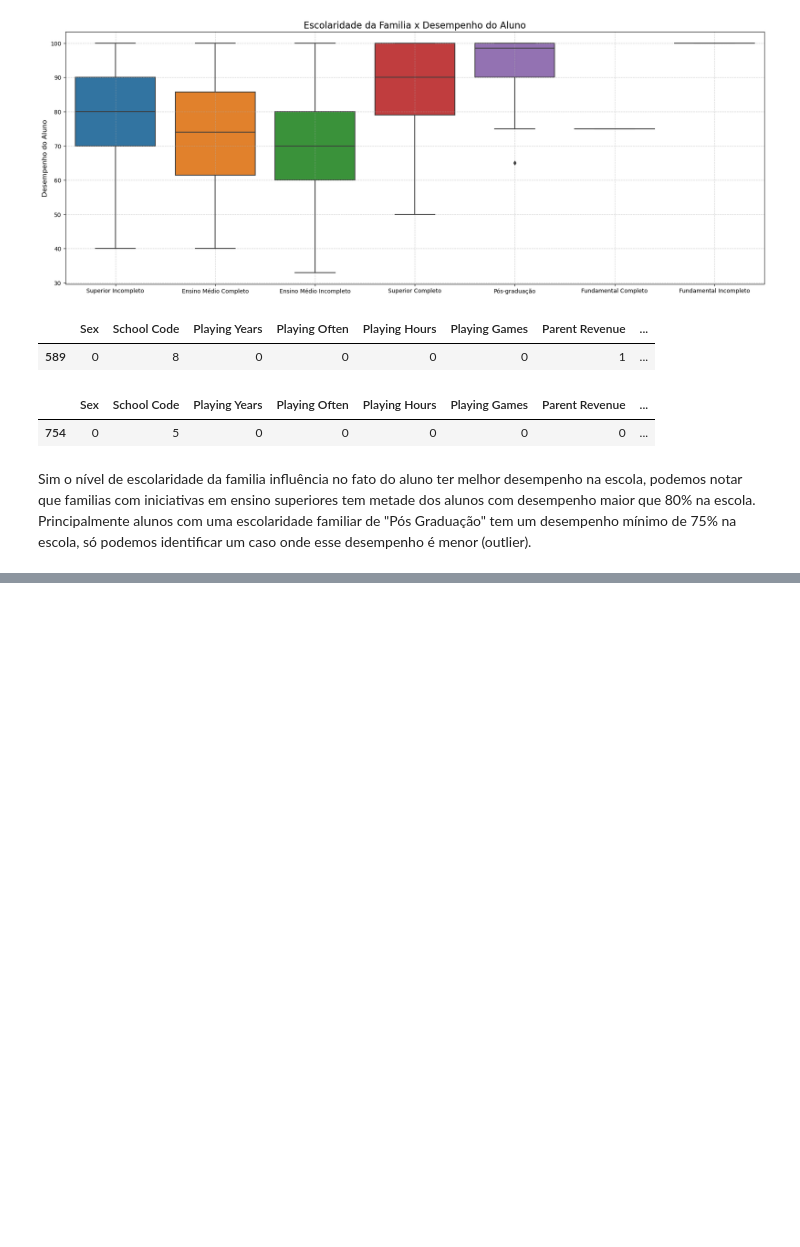
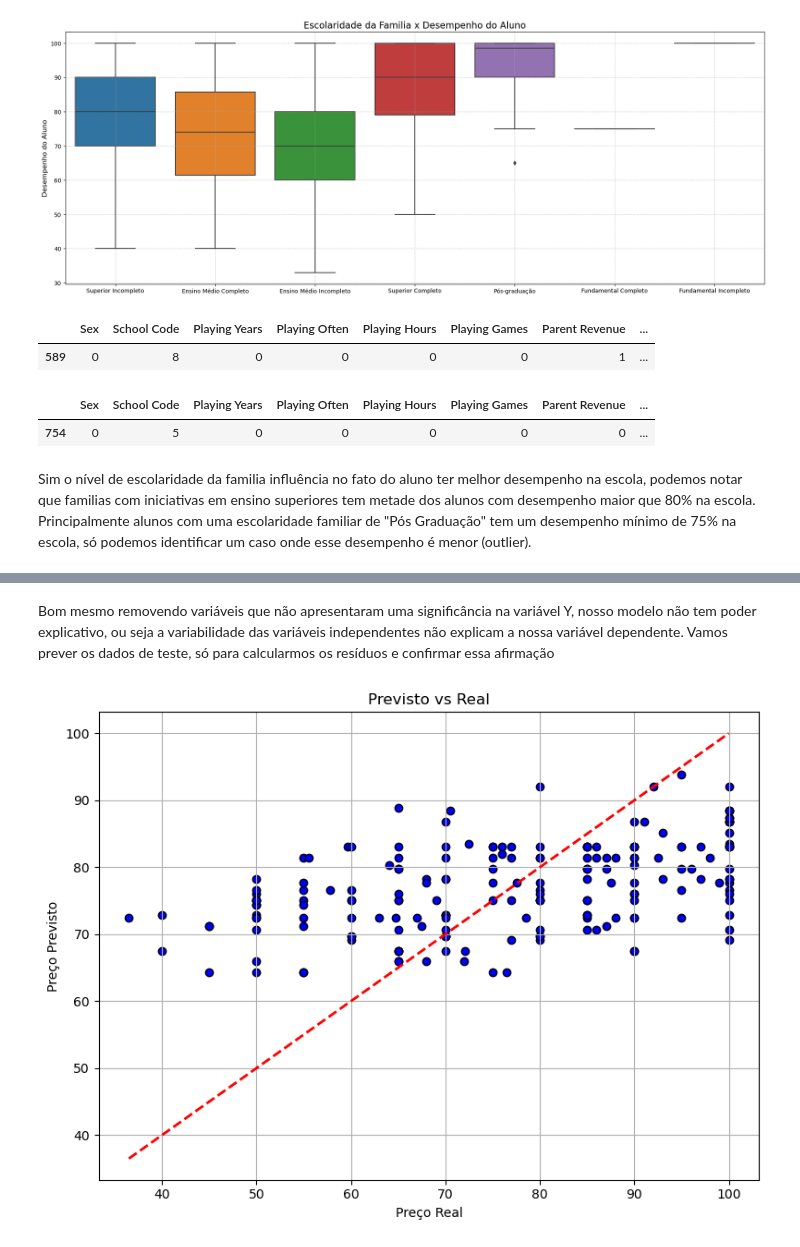
Before and after one commit to hugogsmendes/Projetos-Data-Science, a Jupyter notebook: Projeto-1/Projeto 1.ipynb, the cells around one changed output, grey strips where cells are left out. Drawn from its saved outputs; the diff is of its cells as text; code cells hidden in the pictures; blank space fills up the shorter version.

```diff
--- a/Projeto-1/Projeto 1.ipynb
+++ b/Projeto-1/Projeto 1.ipynb
@@ -668,0 +721,4 @@ Sim o nível de escolaridade da familia influência no fato do aluno ter melhor
+# %%
+X_const_treino1 = sm.add_constant(X_treino)
+# %%
+modelo2 = sm.OLS(y_treino,X_const_treino1).fit()
@@ -668,0 +745,18 @@ Sim o nível de escolaridade da familia influência no fato do aluno ter melhor
+# %% [markdown]
+Bom mesmo removendo variáveis que não apresentaram uma significância na variável Y, nosso modelo não tem poder explicativo, ou seja a variabilidade das variáveis independentes não explicam a nossa variável dependente. Vamos prever os dados de teste, só para calcularmos os resíduos e confirmar essa afirmação
+# %%
+X_const_teste = sm.add_constant(X_teste)
+# %%
+y_previsto = modelo2.predict(X_const_teste)
+# %%
+plt.figure(figsize=(8, 6))
+plt.scatter(y_teste, y_previsto, color='blue', edgecolors='k')
+plt.plot([y_teste.min(), y_teste.max()], [y_teste.min(), y_teste.max()], 'r--', lw=2)
+plt.xlabel("Preço Real")
+plt.ylabel("Preço Previsto")
+plt.title("Previsto vs Real")
+plt.grid(True)
+plt.tight_layout()
+plt.show()
+# %% [output]
+[figure, added]
```
Also changed, not shown: parts of 11 cells of this notebook, 1 other file.
